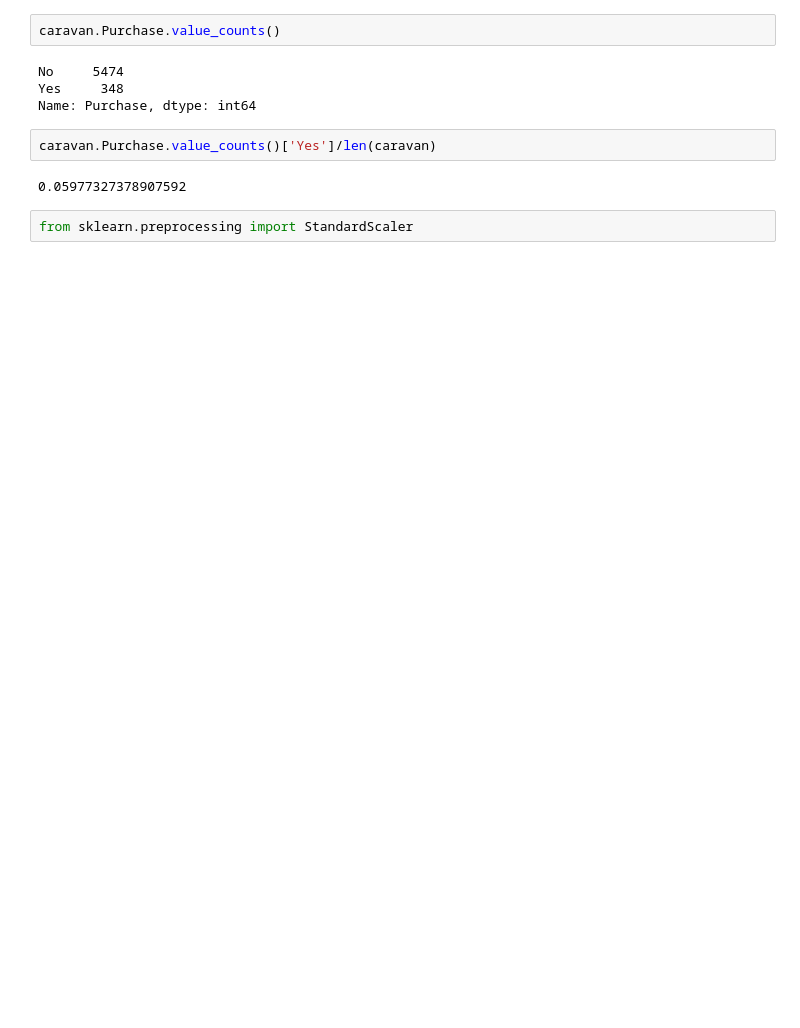
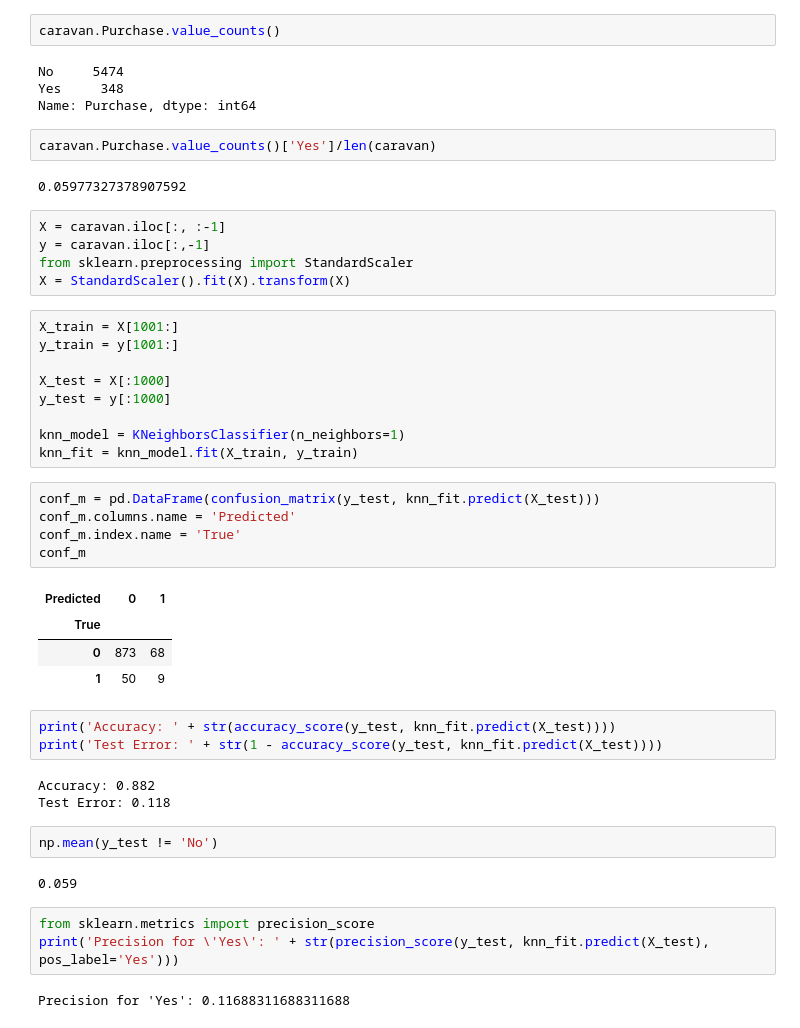
Before and after one commit to mjalalimanesh/Statistical-Learning-ISLR-Python, a Jupyter notebook: lab4.ipynb, the cells around one changed output. Saved outputs shown, nothing was run; the diff lists cells and outputs as text; blank space fills up the shorter version.

```diff
--- a/lab4.ipynb
+++ b/lab4.ipynb
@@ -564,5 +536,42 @@ Name: Purchase, dtype: int64
 caravan.Purchase.value_counts()['Yes']/len(caravan)
 # %% [output]
 0.05977327378907592
-# %%
-from sklearn.preprocessing import StandardScaler
+# %%
+X = caravan.iloc[:, :-1]
+y = caravan.iloc[:,-1]
+from sklearn.preprocessing import StandardScaler
+X = StandardScaler().fit(X).transform(X)
+# %%
+X_train = X[1001:]
+y_train = y[1001:]
+
+X_test = X[:1000]
+y_test = y[:1000]
+
+knn_model = KNeighborsClassifier(n_neighbors=1)
+knn_fit = knn_model.fit(X_train, y_train)
+# %%
+conf_m = pd.DataFrame(confusion_matrix(y_test, knn_fit.predict(X_test)))
+conf_m.columns.name = 'Predicted'
+conf_m.index.name = 'True'
+conf_m
+# %% [output]
+| Predicted | 0 | 1 |
+| True |  |  |
+| 0 | 873 | 68 |
+| 1 | 50 | 9 |
+# %%
+print('Accuracy: ' + str(accuracy_score(y_test, knn_fit.predict(X_test))))
+print('Test Error: ' + str(1 - accuracy_score(y_test, knn_fit.predict(X_test))))
+# %% [output]
+Accuracy: 0.882
+Test Error: 0.118
+# %%
+np.mean(y_test != 'No')
+# %% [output]
+0.059
+# %%
+from sklearn.metrics import precision_score
+print('Precision for \'Yes\': ' + str(precision_score(y_test, knn_fit.predict(X_test), pos_label='Yes')))
+# %% [output]
+Precision for 'Yes': 0.11688311688311688
```
Also changed, not shown: parts of 11 cells of this notebook.
